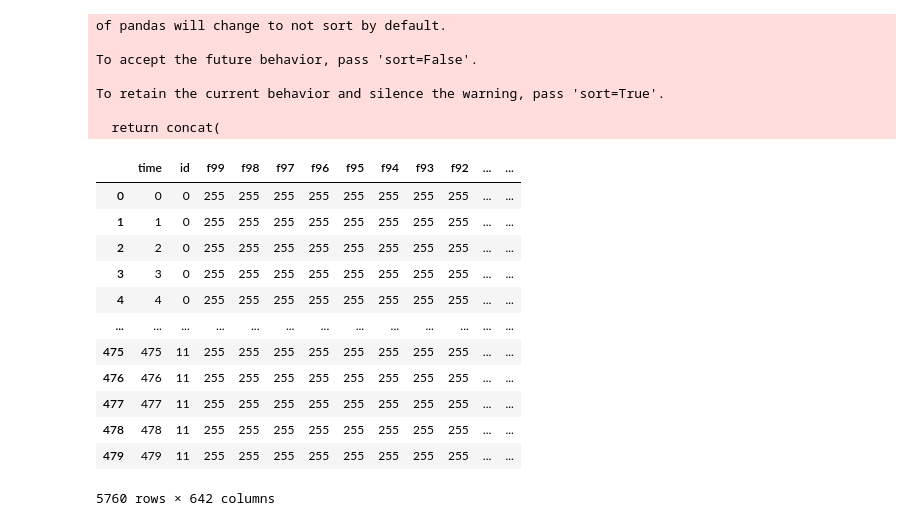
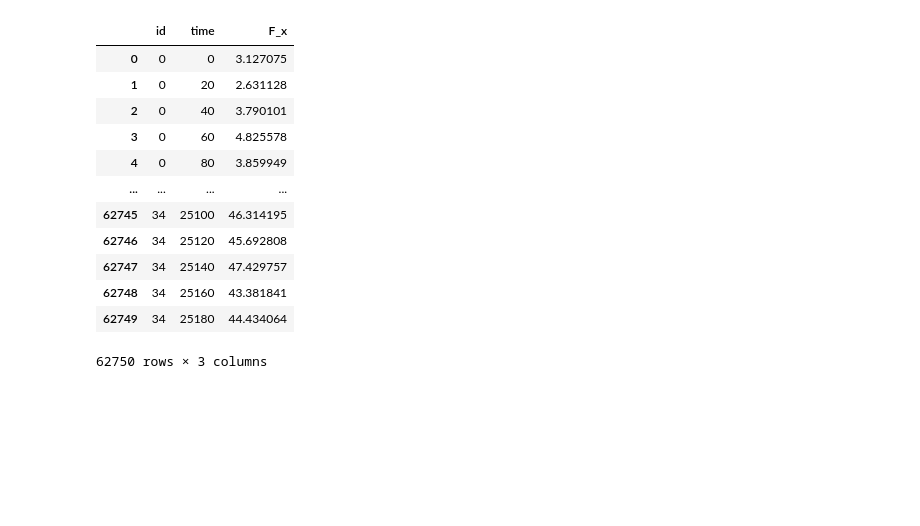
Before and after one commit to bondadam/DLRS, a Jupyter notebook: src/TSFresh.ipynb, the cells around one changed output. Drawn from its saved outputs; the diff is of its cells as text; code cells hidden in the pictures; blank space fills up the shorter version.

```diff
--- a/src/TSFresh.ipynb
+++ b/src/TSFresh.ipynb
@@ -9,3 +14,17 @@ from tsfresh.feature_extraction import ComprehensiveFCParameters
 # %%
-data = pd.read_csv("data.csv")
-data.head()
+timeseries = pd.read_csv("data.csv")
+timeseries
+# %% [output]
+|  | id | time | F_x |
+| 0 | 0 | 0 | 3.127075 |
+| 1 | 0 | 20 | 2.631128 |
+| 2 | 0 | 40 | 3.790101 |
+| 3 | 0 | 60 | 4.825578 |
+| 4 | 0 | 80 | 3.859949 |
+| ... | ... | ... | ... |
+| 62745 | 34 | 25100 | 46.314195 |
+| 62746 | 34 | 25120 | 45.692808 |
+| 62747 | 34 | 25140 | 47.429757 |
+| 62748 | 34 | 25160 | 43.381841 |
+| 62749 | 34 | 25180 | 44.434064 |
+62750 rows × 3 columns
@@ -27,36 +30,0 @@ for i in range(len(paths)):
-# %%
-my_df  = pandas.DataFrame(columns = col_names)
-
-for i in tqdm(range(len(images))):
-    image = images[i]
-    rgb_matrix = imread(image)
-    df_image = pandas.DataFrame(rgb_matrix[:, :, 0], columns = col_features)
-    df_image['time'] = range(nb_time)
-    df_image['id'] = i
-    my_df = my_df.append(df_image)
-
-my_df = my_df[my_df.columns[::-1]]
-# %% [output]
-of pandas will change to not sort by default.
-
-To accept the future behavior, pass 'sort=False'.
-
-To retain the current behavior and silence the warning, pass 'sort=True'.
-
-  return concat(
-# %%
-my_df
-# %% [output]
-|  | time | id | f99 | f98 | f97 | f96 | f95 | f94 | f93 | f92 | ... | ... |
-| 0 | 0 | 0 | 255 | 255 | 255 | 255 | 255 | 255 | 255 | 255 | ... | ... |
-| 1 | 1 | 0 | 255 | 255 | 255 | 255 | 255 | 255 | 255 | 255 | ... | ... |
-| 2 | 2 | 0 | 255 | 255 | 255 | 255 | 255 | 255 | 255 | 255 | ... | ... |
-| 3 | 3 | 0 | 255 | 255 | 255 | 255 | 255 | 255 | 255 | 255 | ... | ... |
-| 4 | 4 | 0 | 255 | 255 | 255 | 255 | 255 | 255 | 255 | 255 | ... | ... |
-| ... | ... | ... | ... | ... | ... | ... | ... | ... | ... | ... | ... | ... |
-| 475 | 475 | 11 | 255 | 255 | 255 | 255 | 255 | 255 | 255 | 255 | ... | ... |
-| 476 | 476 | 11 | 255 | 255 | 255 | 255 | 255 | 255 | 255 | 255 | ... | ... |
-| 477 | 477 | 11 | 255 | 255 | 255 | 255 | 255 | 255 | 255 | 255 | ... | ... |
-| 478 | 478 | 11 | 255 | 255 | 255 | 255 | 255 | 255 | 255 | 255 | ... | ... |
-| 479 | 479 | 11 | 255 | 255 | 255 | 255 | 255 | 255 | 255 | 255 | ... | ... |
-5760 rows × 642 columns
```
Also changed, not shown: parts of 10 cells of this notebook, 4 other files.
